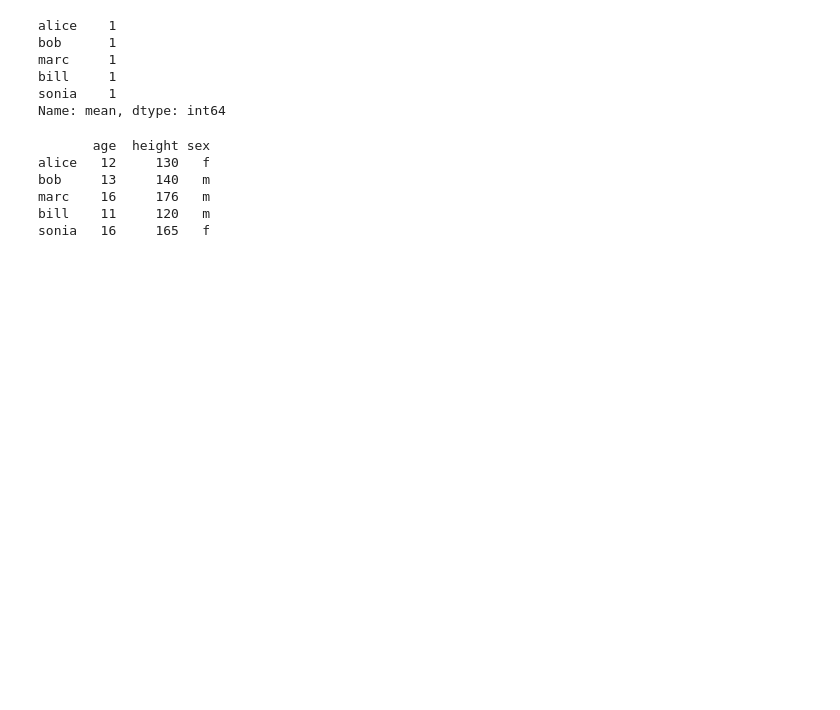
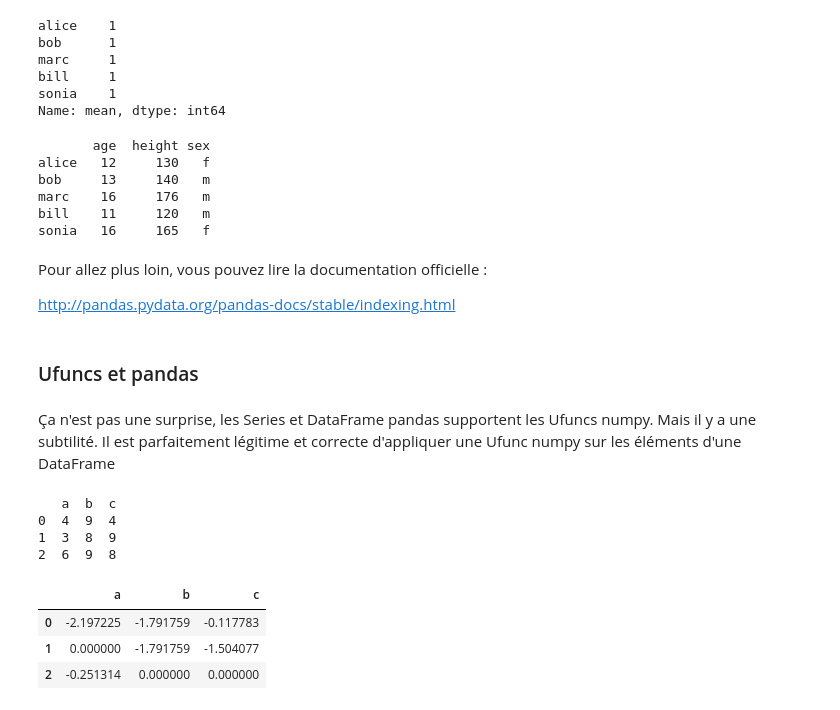
Before and after one commit to flotpython/course, a Jupyter notebook: w7/w7-s3-c03-DataFrame.ipynb, the cells around one changed output. Saved outputs shown, nothing was run; the diff lists cells and outputs as text; code cells hidden in the pictures; blank space fills up the shorter version.

```diff
--- a/w7/w7-s3-c03-DataFrame.ipynb
+++ b/w7/w7-s3-c03-DataFrame.ipynb
@@ -354,3 +372,26 @@ bob     13     140   m
 marc    16     176   m
 bill    11     120   m
 sonia   16     165   f
+# %% [markdown]
+Pour allez plus loin, vous pouvez lire la documentation officielle :
+
+http://pandas.pydata.org/pandas-docs/stable/indexing.html
+# %% [markdown]
+### Ufuncs et pandas
+# %% [markdown]
+Ça n'est pas une surprise, les Series et DataFrame pandas supportent les Ufuncs numpy. Mais il y a une subtilité. Il est parfaitement légitime et correcte d'appliquer une Ufunc numpy sur les éléments d'une DataFrame
+# %%
+d = pd.DataFrame(np.random.randint(1, 10, 9).reshape(3,3), columns=list('abc'))
+print(d)
+# %% [output]
+   a  b  c
+0  4  9  4
+1  3  8  9
+2  6  9  8
+# %%
+np.log(p/np.max(p))
+# %% [output]
+|  | a | b | c |
+| 0 | -2.197225 | -1.791759 | -0.117783 |
+| 1 | 0.000000 | -1.791759 | -1.504077 |
+| 2 | -0.251314 | 0.000000 | 0.000000 |
```
Also changed, not shown: parts of 52 cells of this notebook.
